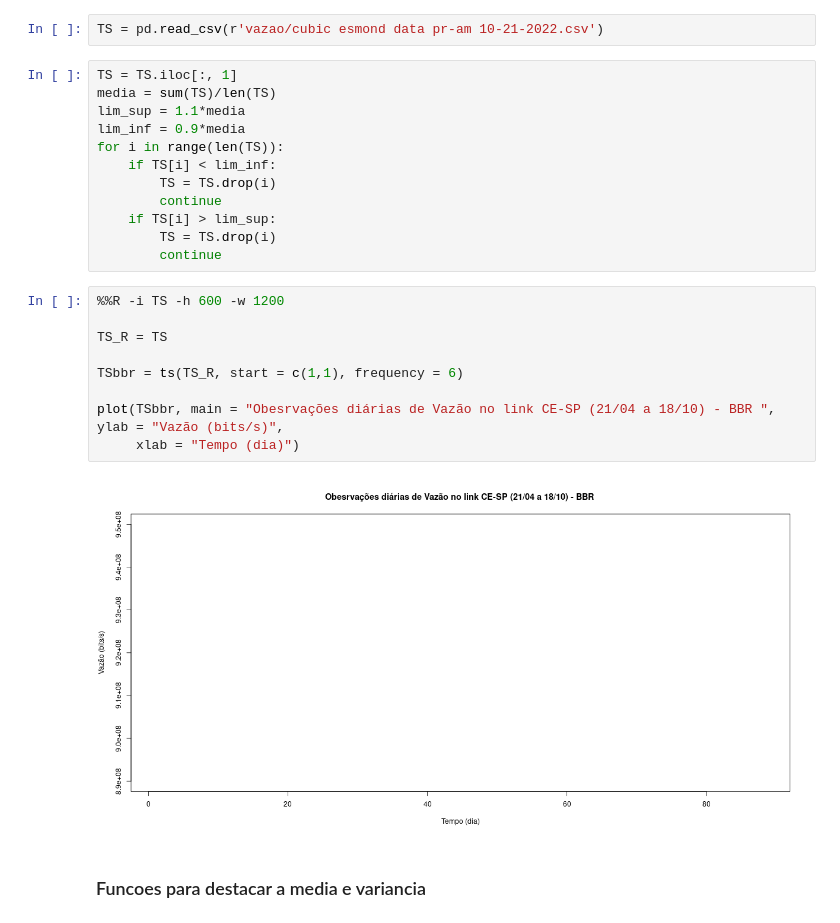
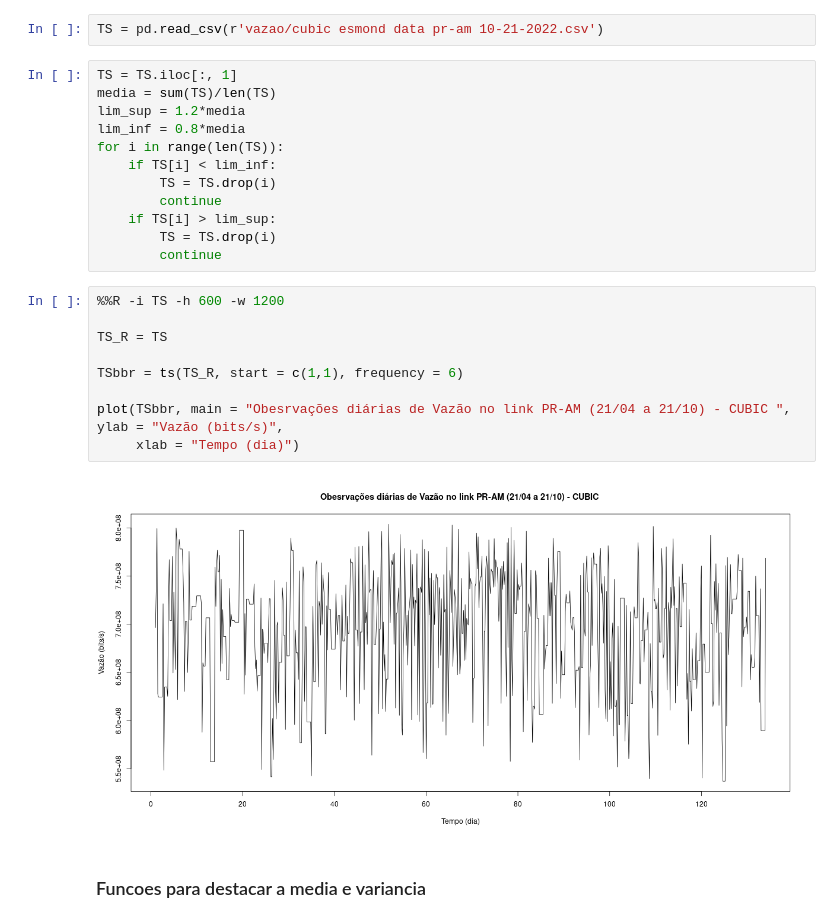
Before and after one commit to LarcesUece/UECE-RNP-PMon2022, a Jupyter notebook: Analise_Cubic_PR-AM.ipynb, the cells around one changed output. Saved outputs shown, nothing was run; the diff lists cells and outputs as text.

Commit message:
Análise da vazão para a conexão PR-AM, falta apenas o RMSE com a highchart

```diff
--- a/Analise_Cubic_PR-AM.ipynb
+++ b/Analise_Cubic_PR-AM.ipynb
@@ -46,8 +183,8 @@ TS = pd.read_csv(r'vazao/cubic esmond data pr-am 10-21-2022.csv')
 # %%
 TS = TS.iloc[:, 1]
 media = sum(TS)/len(TS)
-lim_sup = 1.1*media
-lim_inf = 0.9*media
+lim_sup = 1.2*media
+lim_inf = 0.8*media
 for i in range(len(TS)):
     if TS[i] < lim_inf:
         TS = TS.drop(i)
@@ -58,14 +195,14 @@ for i in range(len(TS)):
 # %%
 %%R -i TS -h 600 -w 1200
 
 TS_R = TS
 
 TSbbr = ts(TS_R, start = c(1,1), frequency = 6)
 
-plot(TSbbr, main = "Obesrvações diárias de Vazão no link CE-SP (21/04 a 18/10) - BBR ", ylab = "Vazão (bits/s)",
+plot(TSbbr, main = "Obesrvações diárias de Vazão no link PR-AM (21/04 a 21/10) - CUBIC ", ylab = "Vazão (bits/s)",
      xlab = "Tempo (dia)")
 # %% [output]
-[figure, old version]
+[figure, new version]
 # %% [markdown]
 ### Funcoes para destacar a media e variancia
 # %%
```
Also changed, not shown: parts of 64 cells of this notebook.
